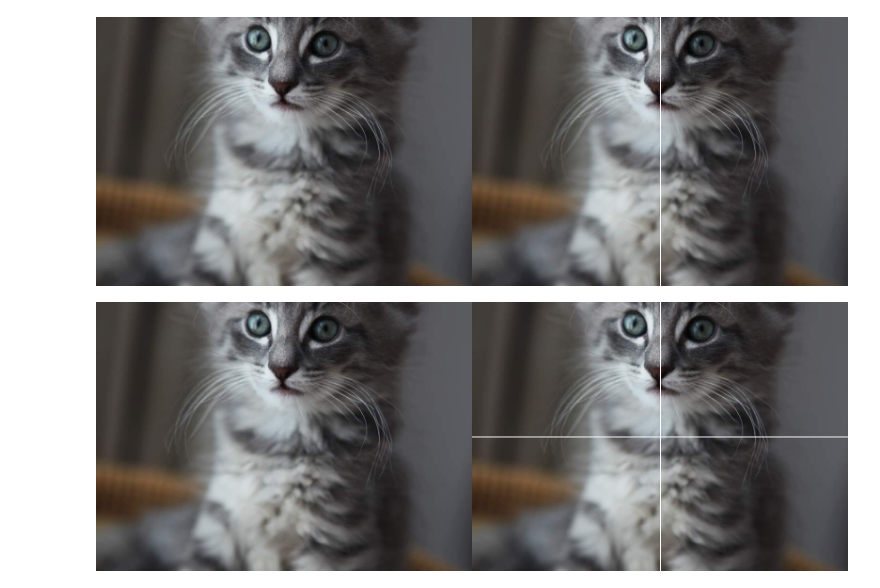
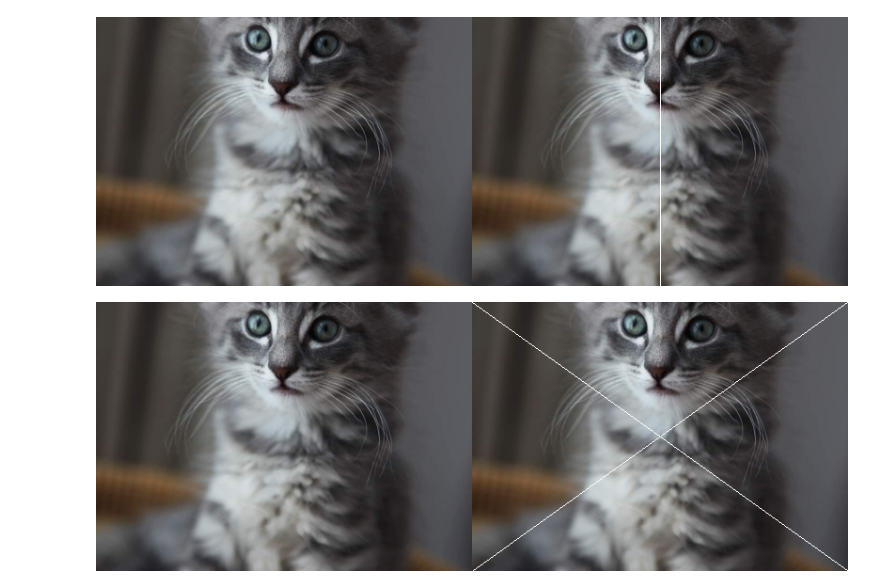
Before and after one commit to yocki24/PCVK_Genap_2021, a Jupyter notebook: Week1.ipynb, the cells around one changed output. Cells and saved outputs as stored; diff of their text form; code cells hidden in the pictures.

```diff
--- a/Week1.ipynb
+++ b/Week1.ipynb
@@ -36,7 +36,6 @@ cv2_imshow(image_2)
 resolusi image: tinggi x lebar =  286  x  400
 [figure]
 # %%
-image_2 = cv.cvtColor(image, cv.COLOR_BGR2RGB)
 image_3 = cv.cvtColor(image, cv.COLOR_BGR2RGB)
 
 # membuat garis horizontal ditengah image
@@ -48,28 +47,27 @@ cv2_imshow(final_frame)
 # %% [output]
 [figure]
 # %%
-image_2 = cv.cvtColor(image, cv.COLOR_BGR2RGB)
-image_3 = cv.cvtColor(image, cv.COLOR_BGR2RGB)
+image_4 = cv.cvtColor(image, cv.COLOR_BGR2RGB)
 
 # membuat garis vertikal ditengah image
 for y in range (tinggi):
-  image_3[y, int((lebar)/2)] = [255,255,255]
+  image_4[y, int((lebar)/2)] = [255,255,255]
 
-final_frame = cv.hconcat((image_2, image_3))
+final_frame = cv.hconcat((image_2, image_4))
 cv2_imshow(final_frame)
 # %% [output]
 [figure]
 # %%
-image_2 = cv.cvtColor(image, cv.COLOR_BGR2RGB)
-image_3 = cv.cvtColor(image, cv.COLOR_BGR2RGB)
+image_5 = cv.cvtColor(image, cv.COLOR_BGR2RGB)
 
-# membuat garis menyilang diagonal ditengah image
-for y in range (lebar):
-  image_3[int((tinggi)/2),y] = [255,255,255]
-for y in range (tinggi):
-  image_3[y, int((lebar)/2)] = [255,255,255]
+# membuat garis menyilang diagonal ditengah image
+thickness = 1
+color = (255,255,255)
 
-final_frame = cv.hconcat((image_2, image_3))
+image_5 = cv.line(image_5, (0,0), (lebar, tinggi), color, thickness)
+image_5 = cv.line(image_5, (lebar, 0), (0,tinggi), color, thickness)
+
+final_frame = cv.hconcat((image_2, image_5))
 cv2_imshow(final_frame)
 # %% [output]
-[figure, old version]
+[figure, new version]
```
